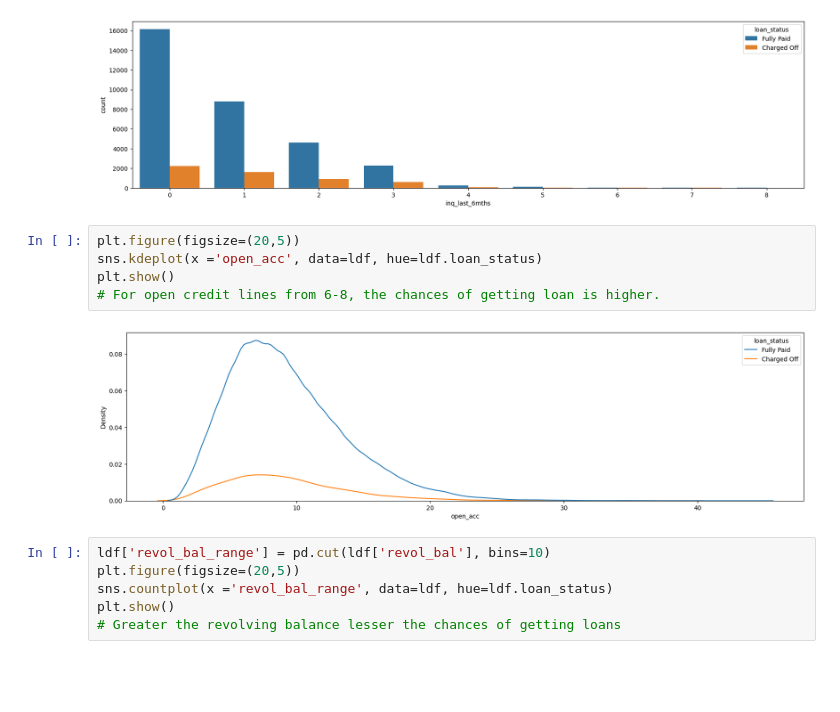
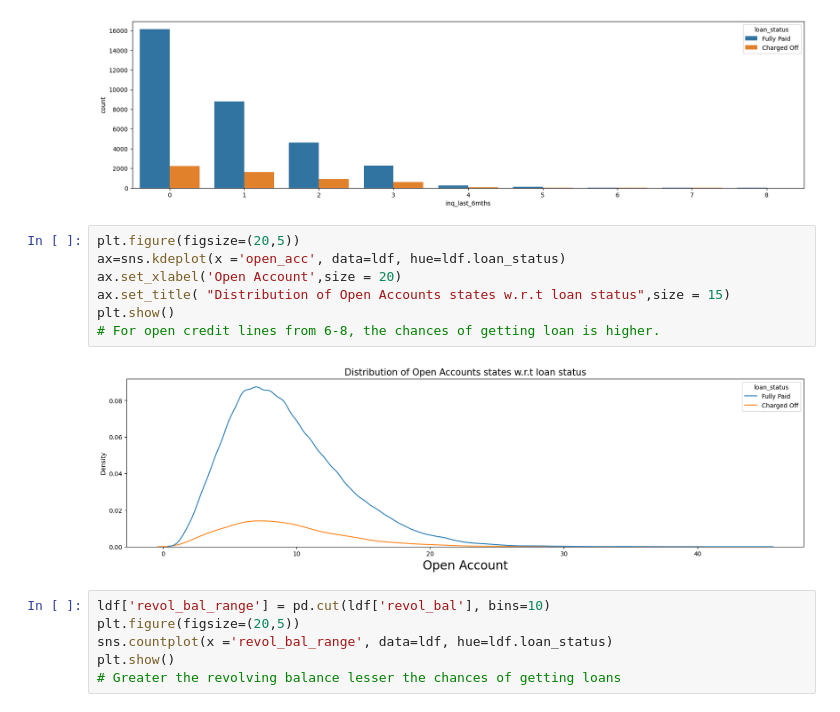
Before and after one commit to MT2012039/Lending_Club_Case_Study, a Jupyter notebook: Debargha_Chandrika.ipynb, the cells around one changed output. Saved outputs shown, nothing was run; the diff lists cells and outputs as text; blank space fills up the shorter version.

```diff
--- a/Debargha_Chandrika.ipynb
+++ b/Debargha_Chandrika.ipynb
@@ -787,11 +829,13 @@ plt.show()
 [figure]
 # %%
 plt.figure(figsize=(20,5))
-sns.kdeplot(x ='open_acc', data=ldf, hue=ldf.loan_status)
+ax=sns.kdeplot(x ='open_acc', data=ldf, hue=ldf.loan_status)
+ax.set_xlabel('Open Account',size = 20)
+ax.set_title( "Distribution of Open Accounts states w.r.t loan status",size = 15)
 plt.show()
 # For open credit lines from 6-8, the chances of getting loan is higher.
 # %% [output]
-[figure, old version]
+[figure, new version]
 # %%
 ldf['revol_bal_range'] = pd.cut(ldf['revol_bal'], bins=10)
 plt.figure(figsize=(20,5))
```
Also changed, not shown: parts of 34 cells of this notebook, 1 other file.
